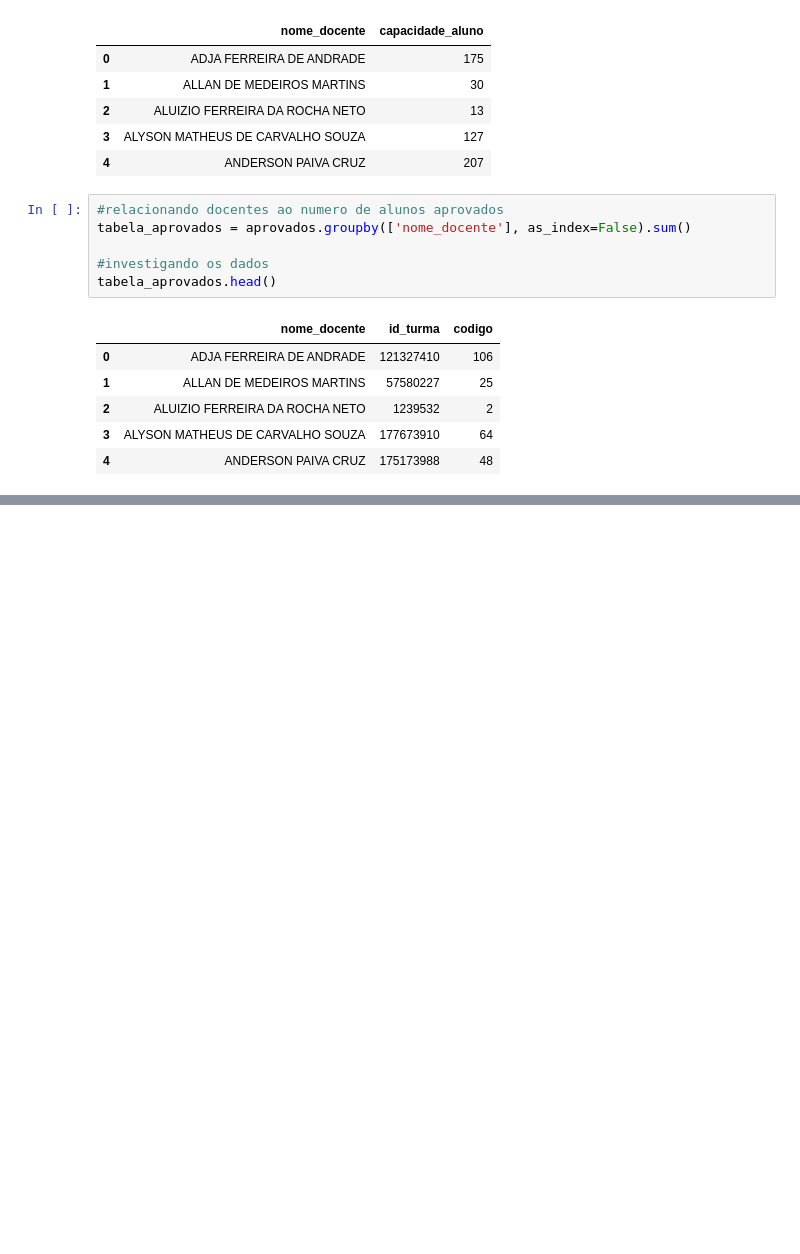
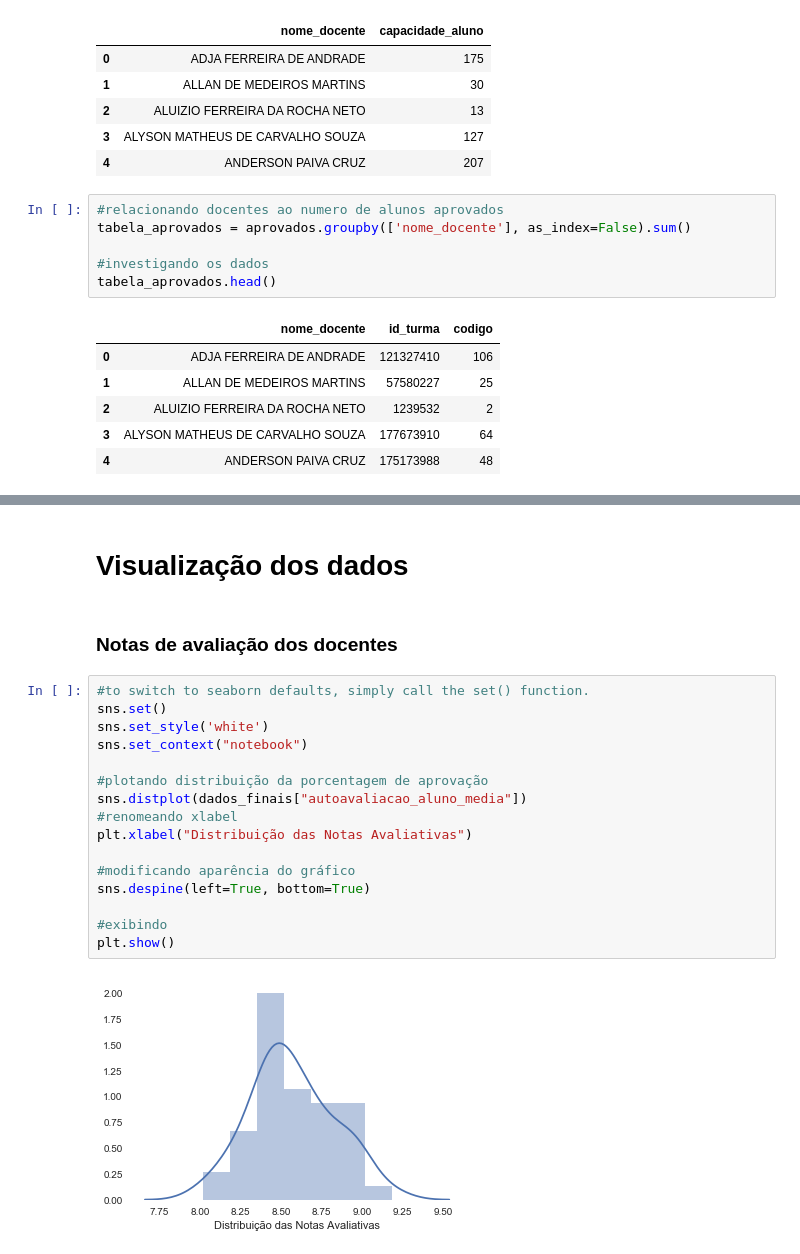
Before and after one commit to Ahrkano/Projeto_Probabilidade, a Jupyter notebook: Projeto 2.ipynb, the cells around one changed output, grey strips where cells are left out. Saved outputs shown, nothing was run; the diff lists cells and outputs as text; blank space fills up the shorter version.

Commit message:
Add files via upload
Limpeza e filtragem de dados completa
Plotagem dos dados completa
>Conlusão do estudo

```diff
--- a/Projeto 2.ipynb
+++ b/Projeto 2.ipynb
@@ -352,3 +352,25 @@ dados_finais
 | 42 | SELAN RODRIGUES DOS SANTOS | 53 | 230 | 8.201818 | 23.043478 |
 | 43 | SILVIA MARIA DINIZ MONTEIRO MAIA | 35 | 76 | 8.408889 | 46.052632 |
 | 44 | WELLINGTON SILVA DE SOUZA | 40 | 102 | 8.595000 | 39.215686 |
+# %% [markdown]
+# Visualização dos dados
+# %% [markdown]
+### Notas de avaliação dos docentes
+# %%
+#to switch to seaborn defaults, simply call the set() function.
+sns.set()
+sns.set_style('white')
+sns.set_context("notebook")
+
+#plotando distribuição da porcentagem de aprovação
+sns.distplot(dados_finais["autoavaliacao_aluno_media"])
+#renomeando xlabel
+plt.xlabel("Distribuição das Notas Avaliativas")
+
+#modificando aparência do gráfico
+sns.despine(left=True, bottom=True)
+
+#exibindo
+plt.show()
+# %% [output]
+[figure, added]
```
Also changed, not shown: parts of 10 cells of this notebook.
